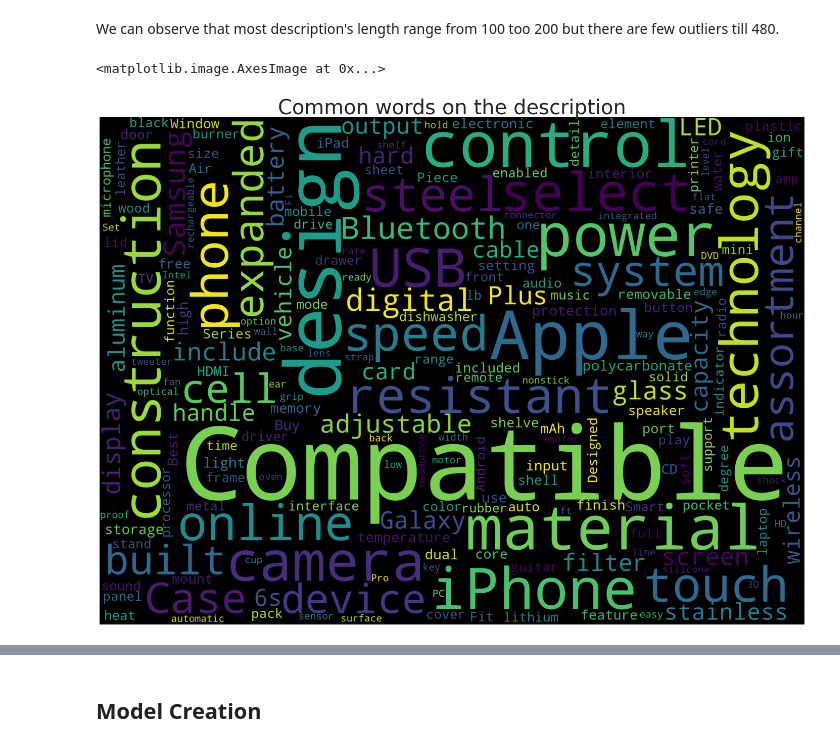
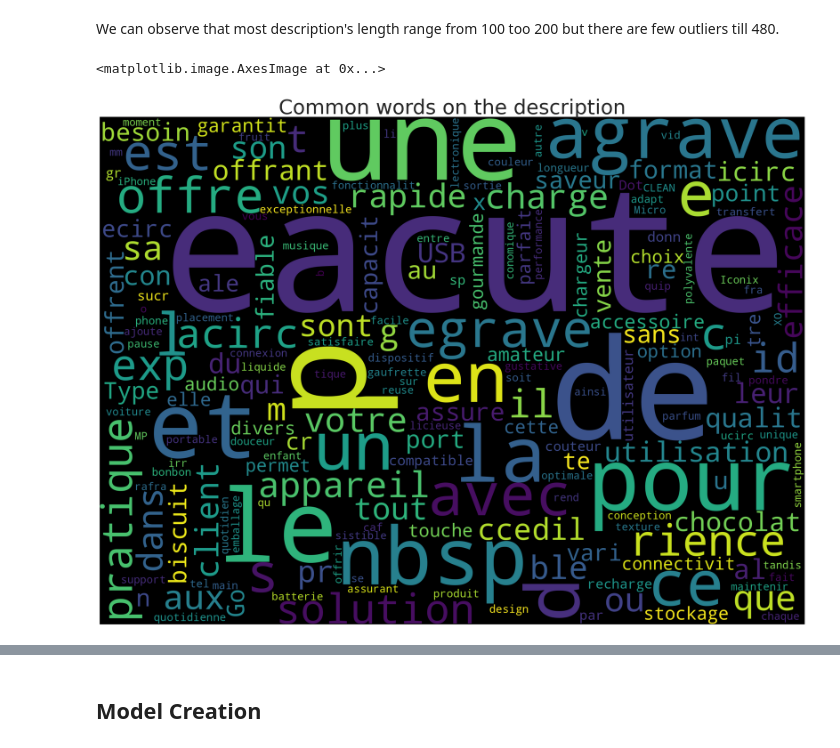
Before and after one commit to Mohamed-Fedi-Belaid/Product_Category_Prediction_using_ML, a Jupyter notebook: Copy_of_Product_Category_Prediction.ipynb, the cells around one changed output, grey strips where cells are left out. Drawn from its saved outputs; the diff is of its cells as text; code cells hidden in the pictures.

```diff
--- a/Copy_of_Product_Category_Prediction.ipynb
+++ b/Copy_of_Product_Category_Prediction.ipynb
@@ -201,14 +201,14 @@ plt.show()
 # %% [output]
 [figure]
 # %%
-threshold = 100 # taking a lower threshold so can include higher number of classes/categories in consideration, can change this to even lower if want more classes
+threshold = 20  # taking a lower threshold so can include higher number of classes/categories in consideration, can change this to even lower if want more classes
 
 warnings.filterwarnings('ignore')
 
 main_categories = pd.DataFrame()
-main_categories = bar_plot[bar_plot['count']>threshold]
-categories = main_categories['category'].values
-categories = np.append(categories,'Others')
+main_categories = bar_plot[bar_plot['count'].astype(int) > threshold]
+categories = main_categories['categorie'].values
+categories = np.append(categories, 'Others')
 not_category = []
 df2['Others'] = 0
 
@@ -277,11 +262,0 @@ multiLabel_counts = rowSums.value_counts()
-# %%
-sns.set(font_scale = 1.5)
-sns.set_style('whitegrid')
-plt.figure(figsize=(10,6))
-
-sns.barplot(multiLabel_counts.index, multiLabel_counts.values)
-plt.title("Number of categories per product", fontsize=24)
-plt.ylabel('Number of Products', fontsize=18)
-plt.xlabel('Number of categories', fontsize=18)
-
-plt.show()
@@ -306,21 +279,21 @@ We can observe that most description's length range from 100 too 200 but there a
 # %%
 # Visualizing the main context/keywords of the description of products, to better understand the nature of data
 from wordcloud import WordCloud,STOPWORDS
 
 plt.figure(figsize=(25,25))
-text = df2.description.values
+text = df2.descriptions.values
 cloud = WordCloud(stopwords=STOPWORDS,
                   background_color='black',
                   collocations=False,
                   width=2500,
                   height=1800
                   ).generate(" ".join(text))
 plt.axis('off')
 plt.title("Common words on the description",fontsize=40)
 plt.imshow(cloud)
 # %% [output]
 <matplotlib.image.AxesImage at 0x...>
-[figure, old version]
+[figure, new version]
 # %%
 # Utility function for data cleaning, natural language processing concepts
 
```
Also changed, not shown: parts of 39 cells of this notebook.
